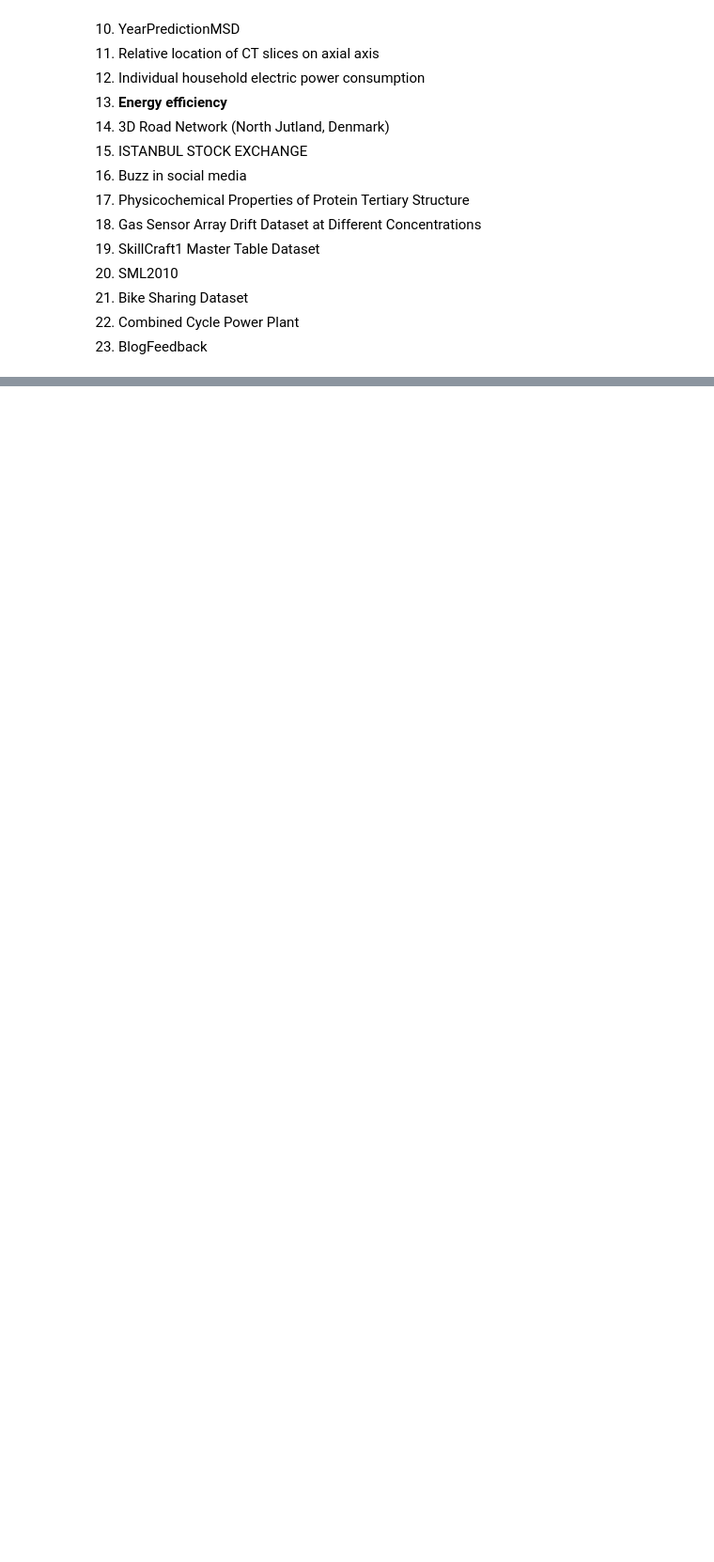
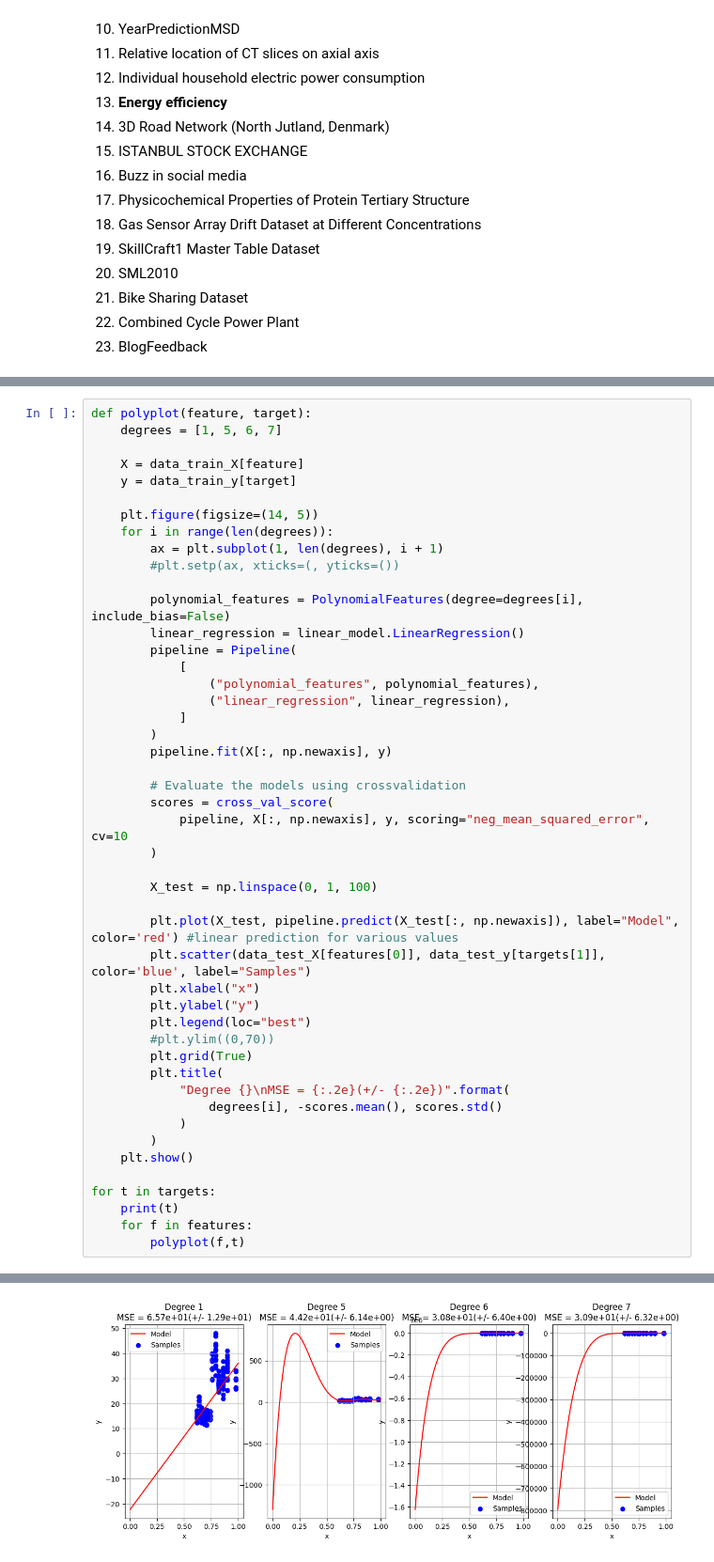
Before and after one commit to Scrath1/ml, a Jupyter notebook: ml_course_en/assignments/Assignment 02_Linear_regression_regul_poly.ipynb, the cells around one changed output, grey strips where cells are left out. Shown at 94% size. Drawn from its saved outputs; the diff is of its cells as text; blank space fills up the shorter version.

```diff
--- a/ml_course_en/assignments/Assignment 02_Linear_regression_regul_poly.ipynb
+++ b/ml_course_en/assignments/Assignment 02_Linear_regression_regul_poly.ipynb
@@ -93,0 +205,48 @@ print(model_tree.feature_importances_)
+# %%
+def polyplot(feature, target):
+    degrees = [1, 5, 6, 7]
+
+    X = data_train_X[feature]
+    y = data_train_y[target]
+
+    plt.figure(figsize=(14, 5))
+    for i in range(len(degrees)):
+        ax = plt.subplot(1, len(degrees), i + 1)
+        #plt.setp(ax, xticks=(, yticks=())
+
+        polynomial_features = PolynomialFeatures(degree=degrees[i], include_bias=False)
+        linear_regression = linear_model.LinearRegression()
+        pipeline = Pipeline(
+            [
+                ("polynomial_features", polynomial_features),
+                ("linear_regression", linear_regression),
+            ]
+        )
+        pipeline.fit(X[:, np.newaxis], y)
+
+        # Evaluate the models using crossvalidation
+        scores = cross_val_score(
+            pipeline, X[:, np.newaxis], y, scoring="neg_mean_squared_error", cv=10
+        )
+
+        X_test = np.linspace(0, 1, 100)
+
+        plt.plot(X_test, pipeline.predict(X_test[:, np.newaxis]), label="Model", color='red') #linear prediction for various values
+        plt.scatter(data_test_X[features[0]], data_test_y[targets[1]], color='blue', label="Samples")
+        plt.xlabel("x")
+        plt.ylabel("y")
+        plt.legend(loc="best")
+        #plt.ylim((0,70))
+        plt.grid(True)
+        plt.title(
+            "Degree {}\nMSE = {:.2e}(+/- {:.2e})".format(
+                degrees[i], -scores.mean(), scores.std()
+            )
+        )
+    plt.show()
+
+for t in targets:
+    print(t)
+    for f in features:
+        polyplot(f,t)
+# %% [output]
@@ -93,0 +254 @@ print(model_tree.feature_importances_)
+[figure, added]
```
Also changed, not shown: parts of 11 cells of this notebook.
